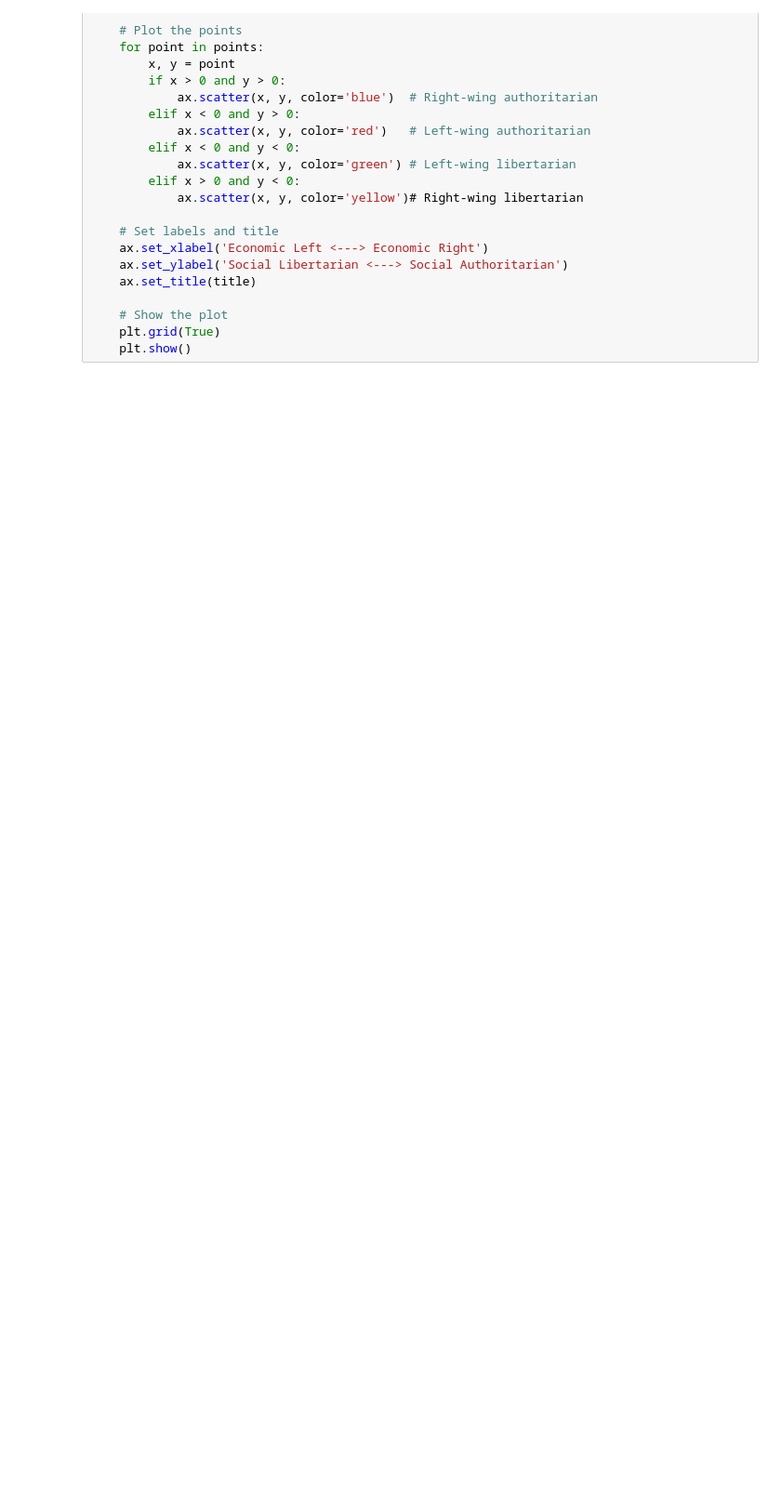
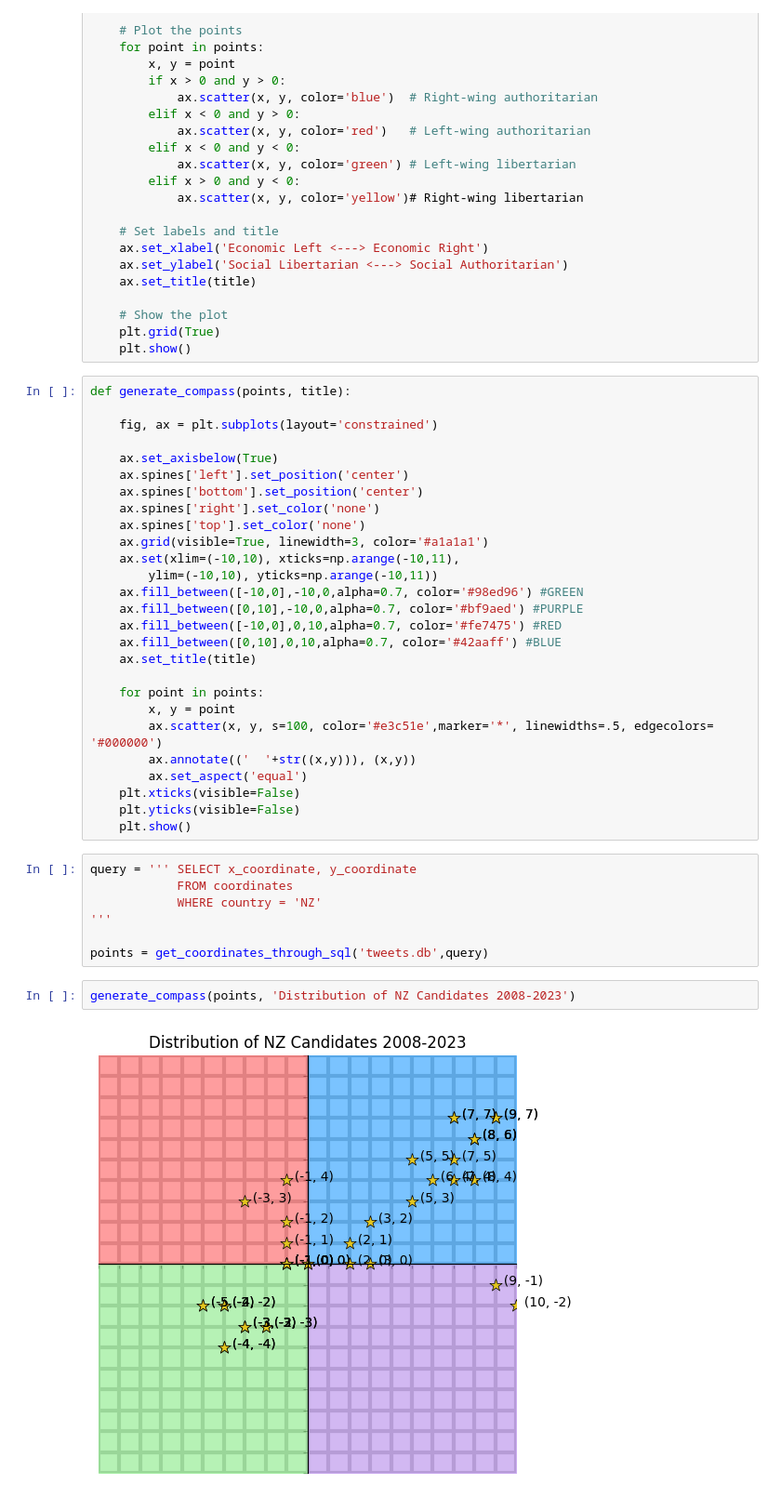
Before and after one commit to eloragh/UT_Austin_LIN_371, a Jupyter notebook: Political Compass Project/source code/Generate Compasses.ipynb, the cells around one changed output. Shown at 93% size. Drawn from its saved outputs; the diff is of its cells as text; blank space fills up the shorter version.

```diff
--- a/Political Compass Project/source code/Generate Compasses.ipynb
+++ b/Political Compass Project/source code/Generate Compasses.ipynb
@@ -52,3 +45,41 @@ def generate_compass(points, title):
     # Show the plot
     plt.grid(True)
     plt.show()
+# %%
+def generate_compass(points, title):
+
+    fig, ax = plt.subplots(layout='constrained')
+
+    ax.set_axisbelow(True)
+    ax.spines['left'].set_position('center')
+    ax.spines['bottom'].set_position('center')
+    ax.spines['right'].set_color('none')
+    ax.spines['top'].set_color('none')
+    ax.grid(visible=True, linewidth=3, color='#a1a1a1')
+    ax.set(xlim=(-10,10), xticks=np.arange(-10,11),
+        ylim=(-10,10), yticks=np.arange(-10,11))
+    ax.fill_between([-10,0],-10,0,alpha=0.7, color='#98ed96') #GREEN
+    ax.fill_between([0,10],-10,0,alpha=0.7, color='#bf9aed') #PURPLE
+    ax.fill_between([-10,0],0,10,alpha=0.7, color='#fe7475') #RED
+    ax.fill_between([0,10],0,10,alpha=0.7, color='#42aaff') #BLUE
+    ax.set_title(title)
+
+    for point in points:
+        x, y = point
+        ax.scatter(x, y, s=100, color='#e3c51e',marker='*', linewidths=.5, edgecolors= '#000000')
+        ax.annotate(('  '+str((x,y))), (x,y))
+        ax.set_aspect('equal')
+    plt.xticks(visible=False)
+    plt.yticks(visible=False)
+    plt.show()
+# %%
+query = ''' SELECT x_coordinate, y_coordinate
+            FROM coordinates
+            WHERE country = 'NZ'
+'''
+
+points = get_coordinates_through_sql('tweets.db',query)
+# %%
+generate_compass(points, 'Distribution of NZ Candidates 2008-2023')
+# %% [output]
+[figure, added]
```
Also changed, not shown: parts of 1 cell of this notebook, 15 other files.
